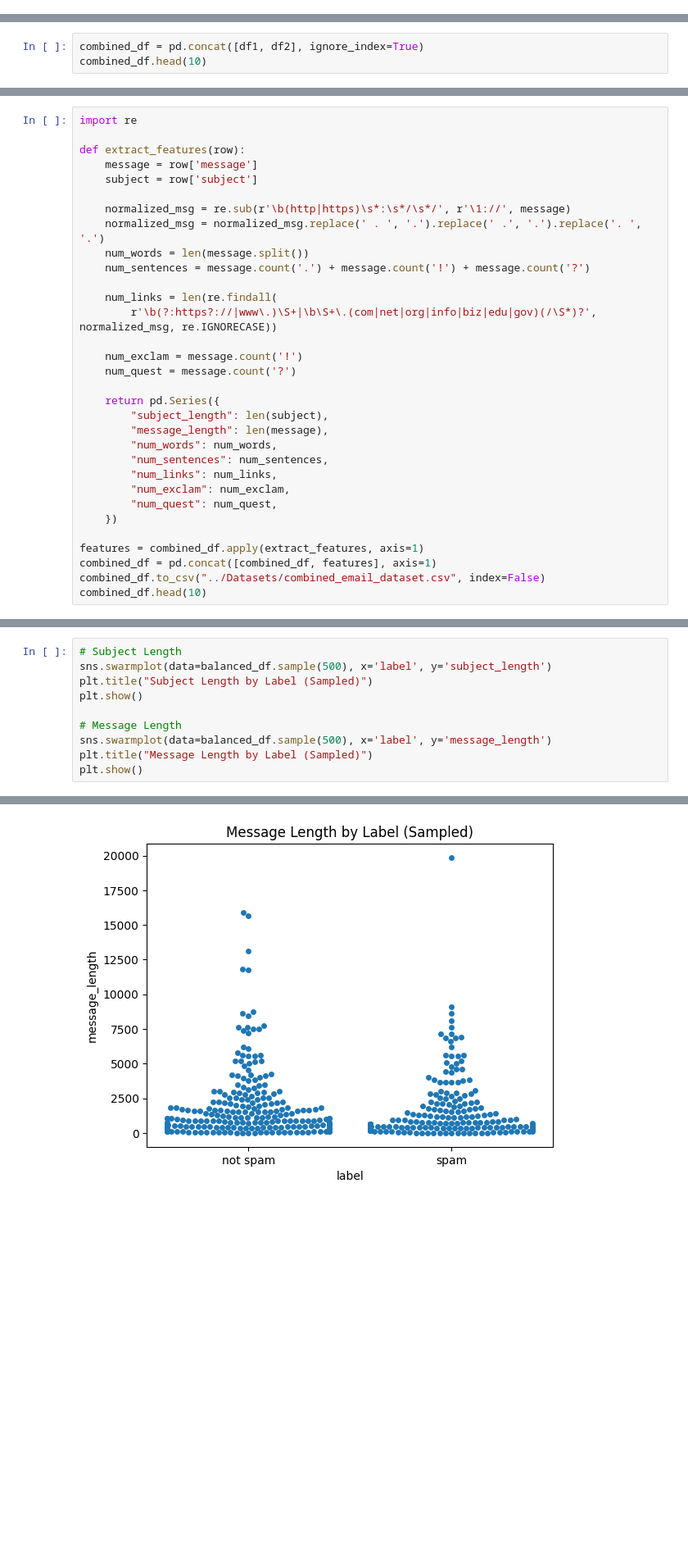
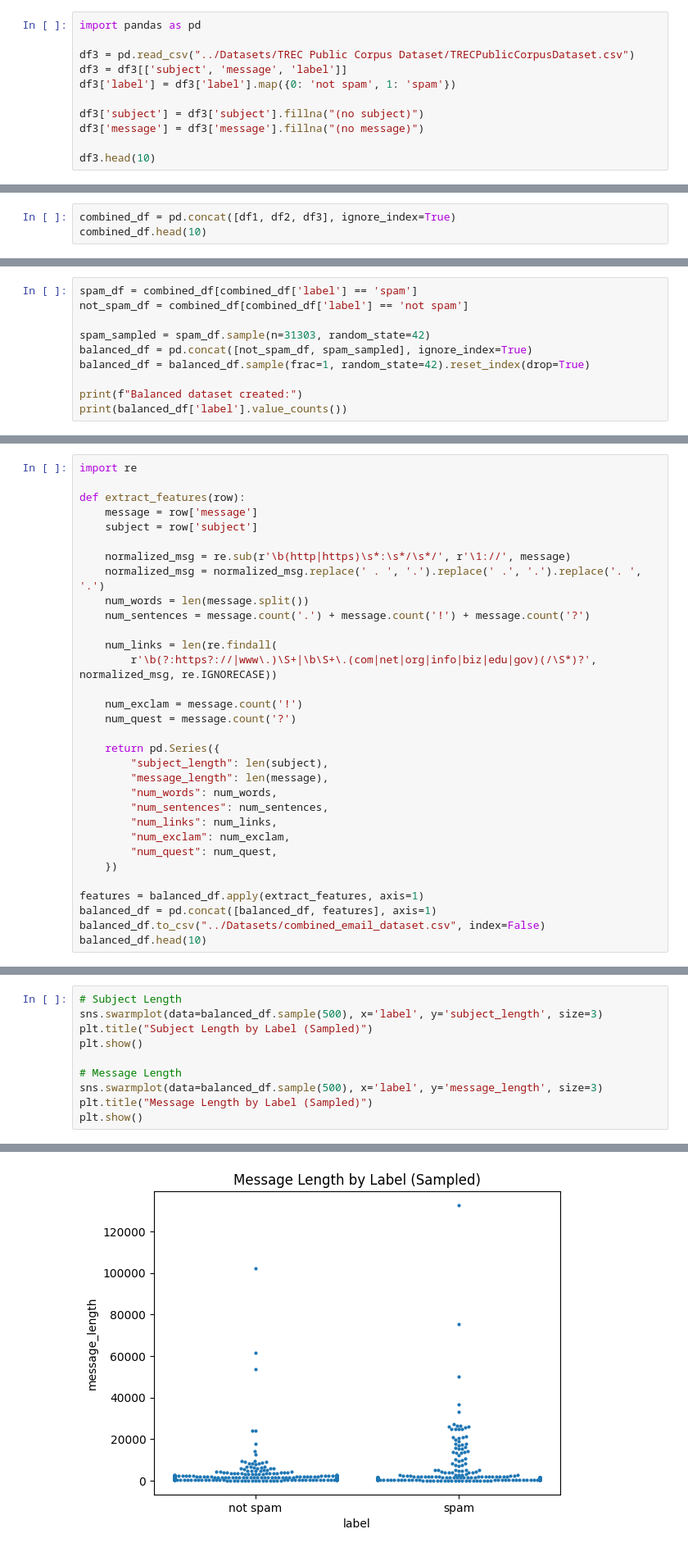
Before and after one commit to KaloyanRakov/Spam-Email-Classifier, a Jupyter notebook: Notebooks/SpamShield.ipynb, the cells around one changed output, grey strips where cells are left out. Shown at 82% size. Cells and saved outputs as stored; diff of their text form; blank space fills up the shorter version.

Commit message:
Updated Visualization and Datasets

```diff
--- a/Notebooks/SpamShield.ipynb
+++ b/Notebooks/SpamShield.ipynb
@@ -143,0 +211,11 @@ df2.head(15)
+# %%
+import pandas as pd
+
+df3 = pd.read_csv("../Datasets/TREC Public Corpus Dataset/TRECPublicCorpusDataset.csv")
+df3 = df3[['subject', 'message', 'label']]
+df3['label'] = df3['label'].map({0: 'not spam', 1: 'spam'})
+
+df3['subject'] = df3['subject'].fillna("(no subject)")
+df3['message'] = df3['message'].fillna("(no message)")
+
+df3.head(10)
@@ -146,6 +237,6 @@ Now our 2 datasets follow the same structure, allowing us to combine them.
 Combining the datasets:
 # %%
-combined_df = pd.concat([df1, df2], ignore_index=True)
+combined_df = pd.concat([df1, df2, df3], ignore_index=True)
 combined_df.head(10)
 # %% [output]
 |  | subject | message | label |
@@ -161,0 +268,10 @@ combined_df.head(10)
+# %%
+spam_df = combined_df[combined_df['label'] == 'spam']
+not_spam_df = combined_df[combined_df['label'] == 'not spam']
+
+spam_sampled = spam_df.sample(n=31303, random_state=42)
+balanced_df = pd.concat([not_spam_df, spam_sampled], ignore_index=True)
+balanced_df = balanced_df.sample(frac=1, random_state=42).reset_index(drop=True)
+
+print(f"Balanced dataset created:")
+print(balanced_df['label'].value_counts())
@@ -189,9 +313,9 @@ def extract_features(row):
         "num_quest": num_quest,
     })
 
-features = combined_df.apply(extract_features, axis=1)
-combined_df = pd.concat([combined_df, features], axis=1)
-combined_df.to_csv("../Datasets/combined_email_dataset.csv", index=False)
-combined_df.head(10)
+features = balanced_df.apply(extract_features, axis=1)
+balanced_df = pd.concat([balanced_df, features], axis=1)
+balanced_df.to_csv("../Datasets/combined_email_dataset.csv", index=False)
+balanced_df.head(10)
 # %% [output]
 |  | subject | message | label | subject_length | message_length | num_words | num_sentences | num_links | ... |
@@ -324,11 +358,11 @@ Now we have an equal dataset, so the scales are not tipped in favour of the Not
 # %%
 # Subject Length
-sns.swarmplot(data=balanced_df.sample(500), x='label', y='subject_length')
+sns.swarmplot(data=balanced_df.sample(500), x='label', y='subject_length', size=3)
 plt.title("Subject Length by Label (Sampled)")
 plt.show()
 
 # Message Length
-sns.swarmplot(data=balanced_df.sample(500), x='label', y='message_length')
+sns.swarmplot(data=balanced_df.sample(500), x='label', y='message_length', size=3)
 plt.title("Message Length by Label (Sampled)")
 plt.show()
 # %% [output]
@@ -336,4 +370,4 @@ plt.show()
-[figure, old version]
+[figure, new version]
 # %%
 import seaborn as sns
 import matplotlib.pyplot as plt
```
Also changed, not shown: parts of 48 cells of this notebook, 7 other files.
